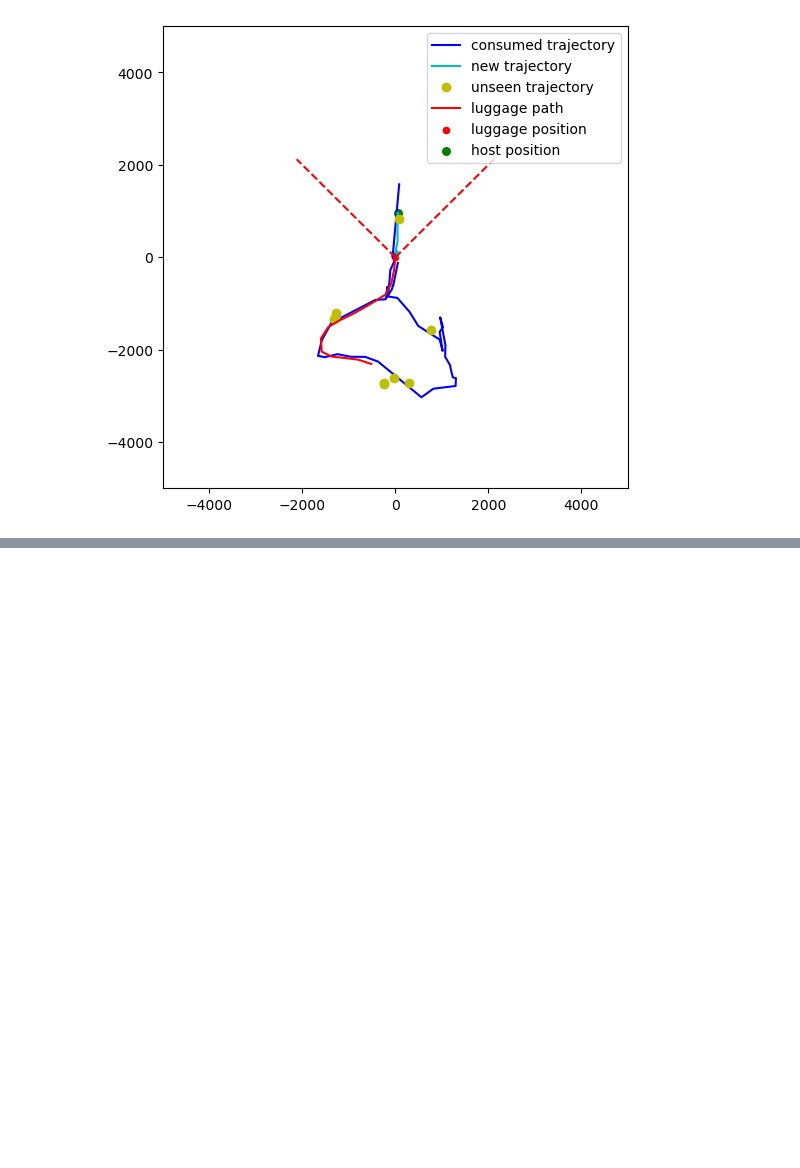
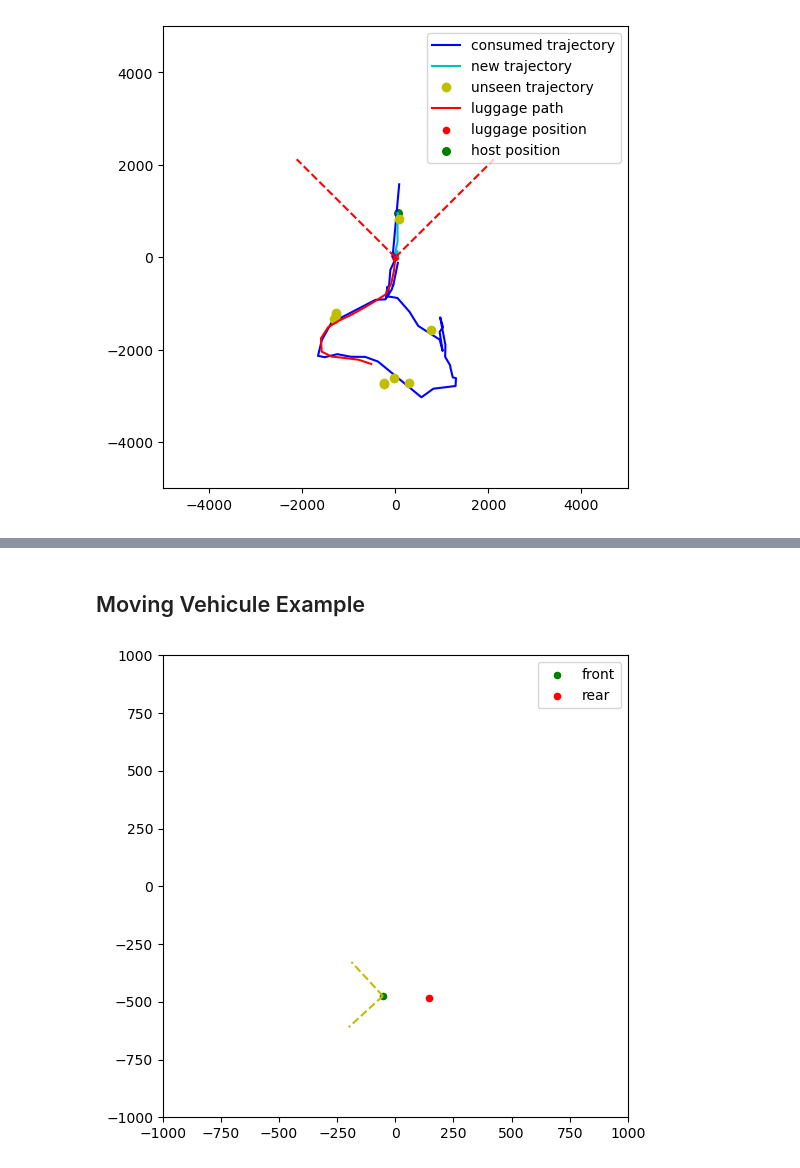
Before and after one commit to comtois-etienne/CSIE5047_Smart_Luggage, a Jupyter notebook: notebook.ipynb, the cells around one changed output, grey strips where cells are left out. Saved outputs shown, nothing was run; the diff lists cells and outputs as text; code cells hidden in the pictures; blank space fills up the shorter version.

```diff
--- a/notebook.ipynb
+++ b/notebook.ipynb
@@ -932,0 +821,41 @@ for i in range(len(s_data['x']) + 10):
+# %% [markdown]
+## Moving Vehicule Example
+# %%
+vehicle = Vehicle(max_turn_angle=30, axle_len=200, max_speed=2000, center=Point(0, 0))
+# set_speed(speed) in mm/s
+# set_wheel_angle(angle) in degrees
+# update_position(time) in seconds
+
+for i in range(60):
+
+    speed, wheel_angle = 100, 30
+    # input speed and wheel angle in one input separated by space
+    # speed, wheel_angle = map(int, input().split())
+
+    vehicle.set_speed(speed)
+    vehicle.set_wheel_angle(wheel_angle)
+    vehicle.update_position(1)
+
+    clear_output(wait=True)
+
+    # plot properties
+    fig, ax = plt.subplots()
+    ax.set_ylim([-1000, 1000])
+    ax.set_xlim([-1000, 1000])
+    fig.set_figheight(6)
+    fig.set_figwidth(6)
+
+    vehicle.front.scatter(ax, color='g', size=20, label='front')
+    vehicle.rear.scatter(ax, color='r', size=20, label='rear')
+    fov = vehicle.front.copy()
+    fov.a = vehicle.rear.angle(vehicle.front)
+
+    # plot line from rear to front
+    # ax.plot([vehicle.rear.y, vehicle.front.y], [vehicle.rear.x, vehicle.front.x], color='k')
+    fov.plot(ax, color='y', fov=90, fov_len=200)
+
+    ax.legend()
+    plt.show()
+    plt.pause(0.1)
+# %% [output]
+[figure, added]
```
Also changed, not shown: parts of 12 cells of this notebook.
